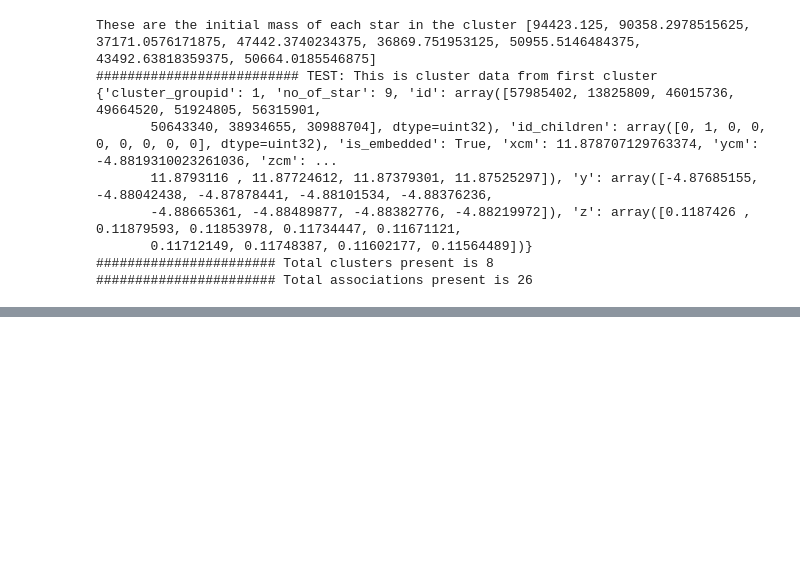
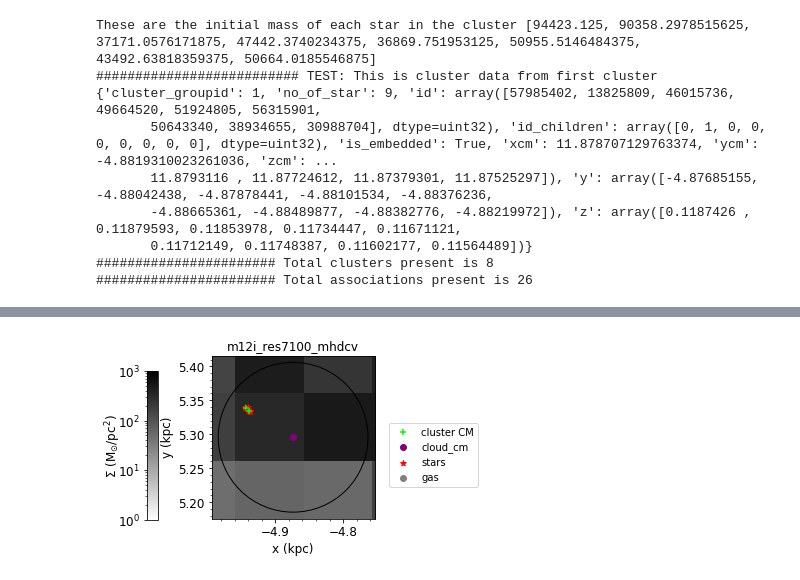
Before and after one commit to binodbhttr/star-cluster-dynamics-in-FIRE, a Jupyter notebook: sarah_paper_plots/m12i/zooming_in_m12i.ipynb, the cells around one changed output, grey strips where cells are left out. Drawn from its saved outputs; the diff is of its cells as text; code cells hidden in the pictures; blank space fills up the shorter version.

Commit message:
added plots for bounded clusters with gas

```diff
--- a/sarah_paper_plots/m12i/zooming_in_m12i.ipynb
+++ b/sarah_paper_plots/m12i/zooming_in_m12i.ipynb
@@ -105,3 +105,74 @@ These are the initial mass of each star in the cluster [94423.125, 90358.2978515
        0.11712149, 0.11748387, 0.11602177, 0.11564489])}
 ####################### Total clusters present is 8
 ####################### Total associations present is 26
+# %%
+gas_datapath="./"+simtype+"_gas_data_pkl/"
+file_name=simtype+"_gas_data"+str(snap)+".pkl"
+#print("\nReading gas data from the file: ",file_name)
+with open(gas_datapath+file_name, "rb") as input:
+    import_gasdata = pickle.load(input)
+
+v=import_gasdata["v"]
+face=import_gasdata["face"]
+xGas=import_gasdata["xGas"]
+yGas=import_gasdata["yGas"]
+
+face=import_gasdata["face"]
+xh=import_gasdata["xh"]
+yh=import_gasdata["yh"]
+snaptime=import_gasdata["snaptime"]
+norm = matplotlib.colors.LogNorm(vmin=1, vmax=1000) #the color range plotted
+
+
+fig1=plt.figure()
+fig1.set_size_inches(4,3)
+ax=fig1.add_subplot(1,1,1)
+ax.set_title(simname)
+cluster_count=0
+for i in range(len(cluster_data)):
+    xcm=cluster_data[cluster_count+1]["xcm"]
+    ycm=cluster_data[cluster_count+1]["ycm"]
+    zcm=cluster_data[cluster_count+1]["zcm"]
+    x=cluster_data[cluster_count+1]["x"]
+    y=cluster_data[cluster_count+1]["y"]
+    z=cluster_data[cluster_count+1]["z"]
+    rcm=(xcm**2+ycm**2+zcm**2)**(1/2)
+    embedded_check=cluster_data[cluster_count+1]["is_embedded"]
+    print("!!!!!!!!rcm:",rcm,embedded_check)
+    if (rcm>= 7) and (rcm <= 8) and (embedded_check == True):
+        gind, drmin = distance_functions.closest_cluster_index(xcm, ycm, zcm, gxcm, gycm, gzcm)
+        print("gind:",gind,"drmin:",drmin)
+        #print(i,sxcm[i], sycm[i], gxcm[gind][0], gycm[gind][0])
+        #gas=ax.scatter(xGas,yGas,c="grey")
+        g=ax.scatter(gxcm[gind],gycm[gind],label="cloud",c="purple")
+        s=ax.scatter(x,y,label="stars",marker="*",c="red")
+        c=ax.scatter(xcm,ycm,label="clusterscm",marker="+",c="lime")
+        print("This is the gas cloud gxcm:",gxcm[gind][0])
+    cluster_count+=1
+
+circle=plt.Circle((gxcm[gind][0],gycm[gind][0]),gr90[gind][0],fill=False)
+ax.add_patch(circle)
+im = ax.imshow(face/(((bins[1]-bins[0])*1000)**2),origin='lower',interpolation='nearest',norm=norm,extent=(-25,25,-25,25),cmap='binary')
+
+ax.minorticks_on()
+ax.tick_params(labelsize=12)
+ax.set_xlabel("x (kpc)",fontsize=12)
+ax.set_ylabel("y (kpc)",fontsize=12)
+ax.set_xlim(gxcm[1]-0.12,gxcm[1]+0.12)
+ax.set_ylim(gycm[1]-0.12,gycm[1]+0.12)
+
+#colorbar for the background gas density
+cmap_gray = matplotlib.cm.get_cmap('binary')
+norm1 = matplotlib.colors.LogNorm(vmin=1,vmax=1000)
+cbar_ax1 = fig1.add_axes([0.005, 0.12, 0.04, 0.69]) # position of gray colorbar (left, bottom, width, height)
+cb1 = fig1.colorbar(im, cax=cbar_ax1, ticklocation='left')
+cb1.set_label('$\Sigma$ (M$_{{\odot}}$/pc$^2$)', labelpad=-5, fontsize=12)
+
+print(ax.get_ylim()[1])
+
+
+fig1.legend((c,g,s,gas), ("cluster CM","cloud_cm","stars","gas"),bbox_to_anchor=(1,0.5), loc='center left')
+plot_name=simname+"clusters_and_gas_cloud_zoom_in.png"
+fig1.savefig(plot_path+plot_name,bbox_inches='tight',dpi=200)
+plt.show()
+# %% [output]
@@ -108 +192,2 @@ These are the initial mass of each star in the cluster [94423.125, 90358.2978515
+[figure, added]
 # %%
```
Also changed, not shown: parts of 3 cells of this notebook, 13 other files.
